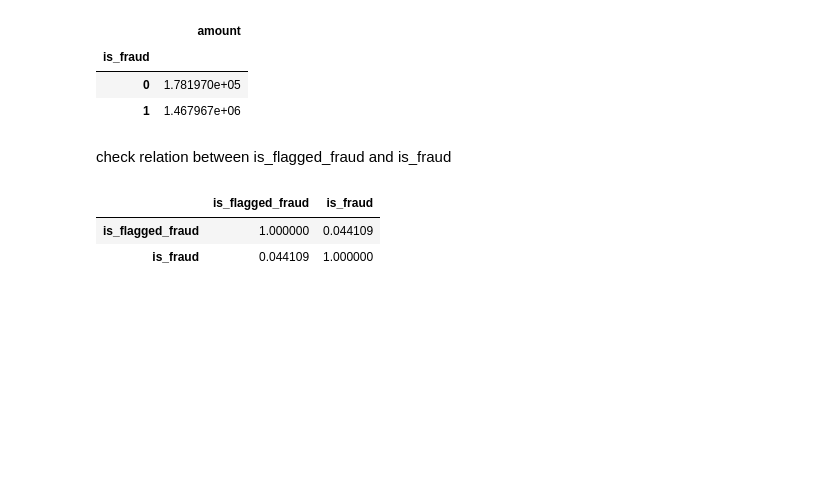
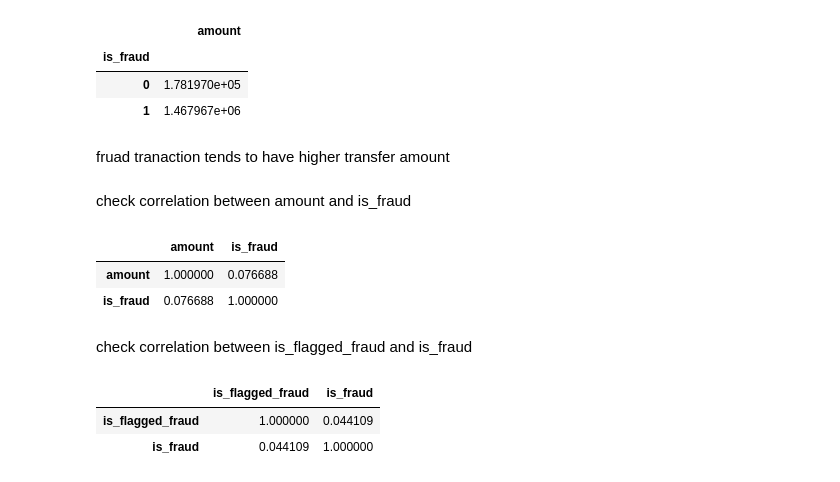
Before and after one commit to phu1650/scb_takehome, a Jupyter notebook: notebooks/fraud.ipynb, the cells around one changed output. Cells and saved outputs as stored; diff of their text form; code cells hidden in the pictures; blank space fills up the shorter version.

```diff
--- a/notebooks/fraud.ipynb
+++ b/notebooks/fraud.ipynb
@@ -88,8 +92,18 @@ fraud_df.groupby("is_fraud")[["amount"]].mean()
 | is_fraud |  |
 | 0 | 1.781970e+05 |
 | 1 | 1.467967e+06 |
+# %% [markdown]
+fruad tranaction tends to have higher transfer amount
+# %% [markdown]
+check correlation between amount and is_fraud
+# %%
+fraud_df[["amount","is_fraud"]].corr()
+# %% [output]
+|  | amount | is_fraud |
+| amount | 1.000000 | 0.076688 |
+| is_fraud | 0.076688 | 1.000000 |
 # %% [markdown]
-check relation between is_flagged_fraud and is_fraud
+check correlation between is_flagged_fraud and is_fraud
 # %%
 # correlation
 fraud_df[["is_flagged_fraud","is_fraud"]].corr()
```
Also changed, not shown: parts of 37 cells of this notebook, 1 other file.
